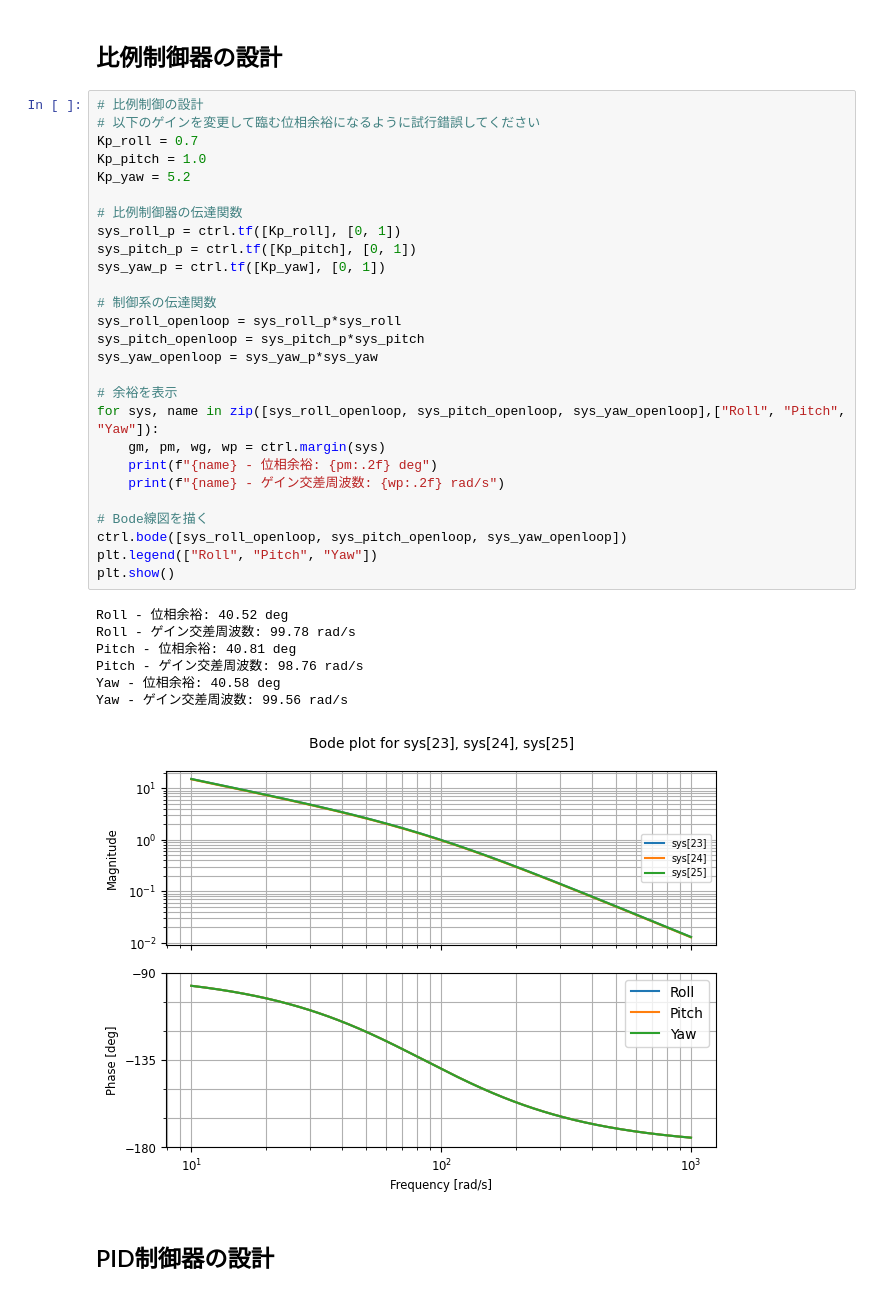
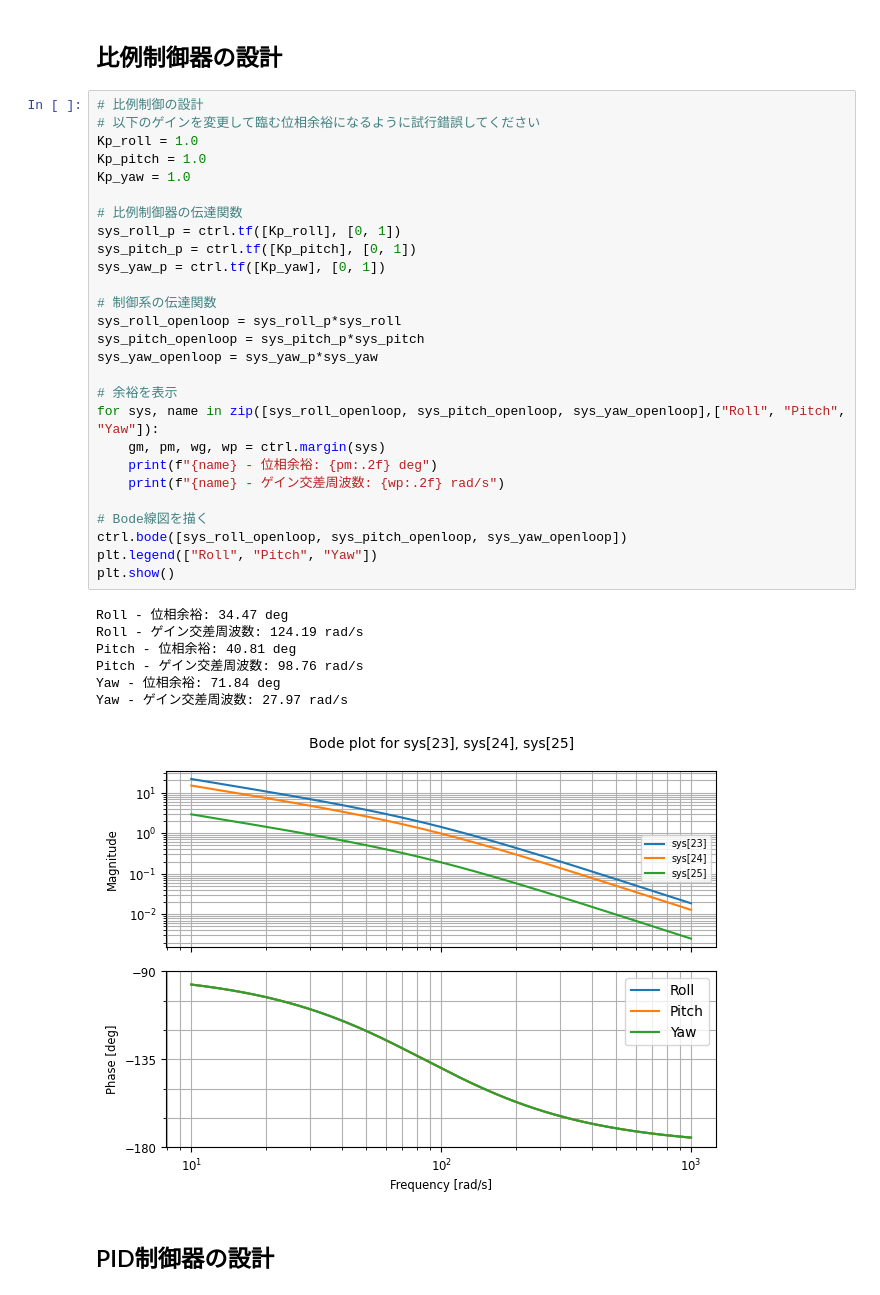
Before and after one commit to Akiden-san/Controller_desigen_exercise, a Jupyter notebook: python_control_practice.ipynb, the cells around one changed output. Saved outputs shown, nothing was run; the diff lists cells and outputs as text.

```diff
--- a/python_control_practice.ipynb
+++ b/python_control_practice.ipynb
@@ -161,38 +161,38 @@ Yaw - ゲイン交差周波数: 27.97 rad/s
 # %%
 # 比例制御の設計
 # 以下のゲインを変更して臨む位相余裕になるように試行錯誤してください
-Kp_roll = 0.7
+Kp_roll = 1.0
 Kp_pitch = 1.0
-Kp_yaw = 5.2
+Kp_yaw = 1.0
 
 # 比例制御器の伝達関数
 sys_roll_p = ctrl.tf([Kp_roll], [0, 1])
 sys_pitch_p = ctrl.tf([Kp_pitch], [0, 1])
 sys_yaw_p = ctrl.tf([Kp_yaw], [0, 1])
 
 # 制御系の伝達関数
 sys_roll_openloop = sys_roll_p*sys_roll
 sys_pitch_openloop = sys_pitch_p*sys_pitch
 sys_yaw_openloop = sys_yaw_p*sys_yaw
 
 # 余裕を表示
 for sys, name in zip([sys_roll_openloop, sys_pitch_openloop, sys_yaw_openloop],["Roll", "Pitch", "Yaw"]):
     gm, pm, wg, wp = ctrl.margin(sys)
     print(f"{name} - 位相余裕: {pm:.2f} deg")
     print(f"{name} - ゲイン交差周波数: {wp:.2f} rad/s")
 
 # Bode線図を描く
 ctrl.bode([sys_roll_openloop, sys_pitch_openloop, sys_yaw_openloop])
 plt.legend(["Roll", "Pitch", "Yaw"])
 plt.show()
 # %% [output]
-Roll - 位相余裕: 40.52 deg
-Roll - ゲイン交差周波数: 99.78 rad/s
+Roll - 位相余裕: 34.47 deg
+Roll - ゲイン交差周波数: 124.19 rad/s
 Pitch - 位相余裕: 40.81 deg
 Pitch - ゲイン交差周波数: 98.76 rad/s
-Yaw - 位相余裕: 40.58 deg
-Yaw - ゲイン交差周波数: 99.56 rad/s
+Yaw - 位相余裕: 71.84 deg
+Yaw - ゲイン交差周波数: 27.97 rad/s
-[figure, old version]
+[figure, new version]
 # %% [markdown]
 ## PID制御器の設計
 # %%
```
Also changed, not shown: parts of 2 cells of this notebook.
